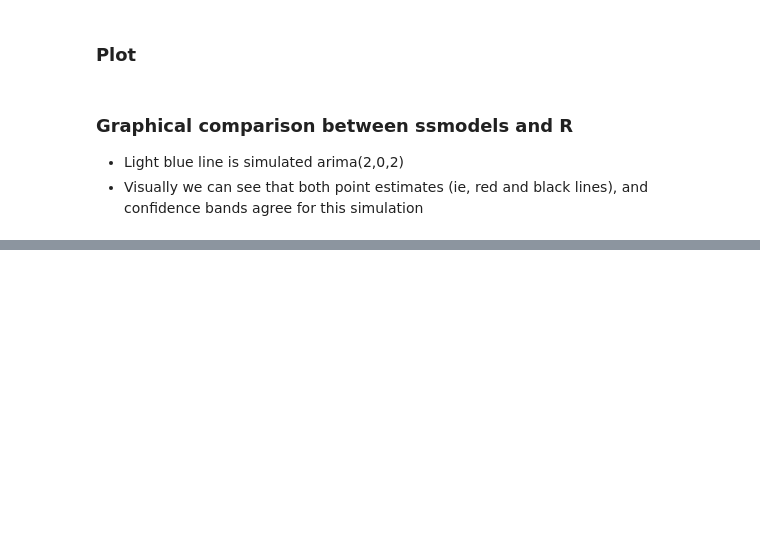
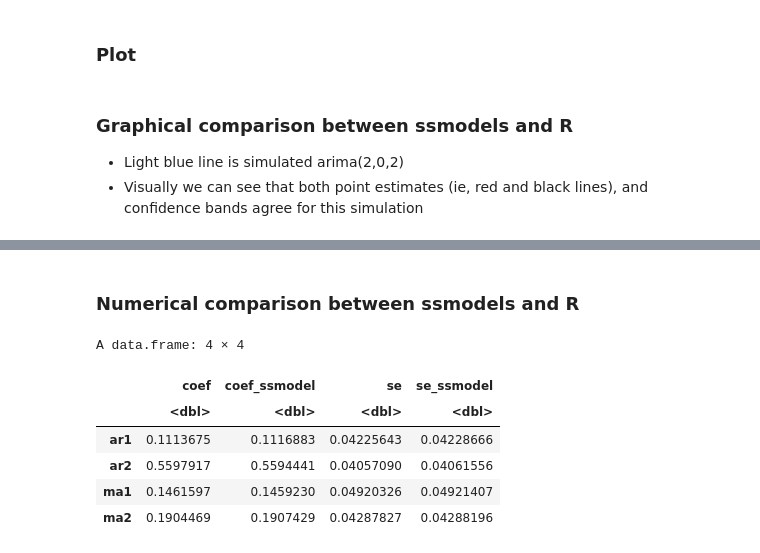
Before and after one commit to icmoore/ssmodels, a Jupyter notebook: notebooks/arma_benchmark.ipynb, the cells around one changed output, grey strips where cells are left out. Drawn from its saved outputs; the diff is of its cells as text; code cells hidden in the pictures; blank space fills up the shorter version.

Commit message:
implement patch fix

```diff
--- a/notebooks/arma_benchmark.ipynb
+++ b/notebooks/arma_benchmark.ipynb
@@ -59,3 +63,18 @@ mod = est$Z
+# %%
+# -----------------------------------------
+# - stats
+
+H = hessian(y, coefsMLE, X, D, params, 0.00001, type) # <- implemented a patch fix here; see note in likSS.R
+vcov_mle = 2*ginv(H)
+se_ssmodel = sqrt(diag(abs(vcov_mle)))
+pval_ssmodel = (1-pnorm(abs(coefsMLE)/se_ssmodel))*2
+
+# - check hessian
+# coefs = initCoef(yproc,X,params)
+# LL = likSS(coefs,params,y,X,D,type)
+# optimize = optim(par=coefs, fn=likSS,y=yproc,ord=params,type='arima',X0=X,D0=D,hessian=T)
+# coefs_mle = optimize$par
+# se2 = sqrt(diag(2*solve(optimize$hessian)))
 # %% [markdown]
 ### Generate fit and predictions using ssmodels
 # %%
@@ -186,0 +174,14 @@ p0
+# %% [markdown]
+### Numerical comparison between ssmodels and R
+# %%
+fit = data.frame(coef=y.est$coef[1:4], coef_ssmodel=coefsMLE,
+                 se = sqrt(diag(y.est$var.coef))[1:4], se_ssmodel = se_ssmodel)
+fit
+# %% [output]
+A data.frame: 4 × 4
+|  | coef | coef_ssmodel | se | se_ssmodel |
+|  | <dbl> | <dbl> | <dbl> | <dbl> |
+| ar1 | 0.1113675 | 0.1116883 | 0.04225643 | 0.04228666 |
+| ar2 | 0.5597917 | 0.5594441 | 0.04057090 | 0.04061556 |
+| ma1 | 0.1461597 | 0.1459230 | 0.04920326 | 0.04921407 |
+| ma2 | 0.1904469 | 0.1907429 | 0.04287827 | 0.04288196 |
```
Also changed, not shown: parts of 5 cells of this notebook, 2 other files.
